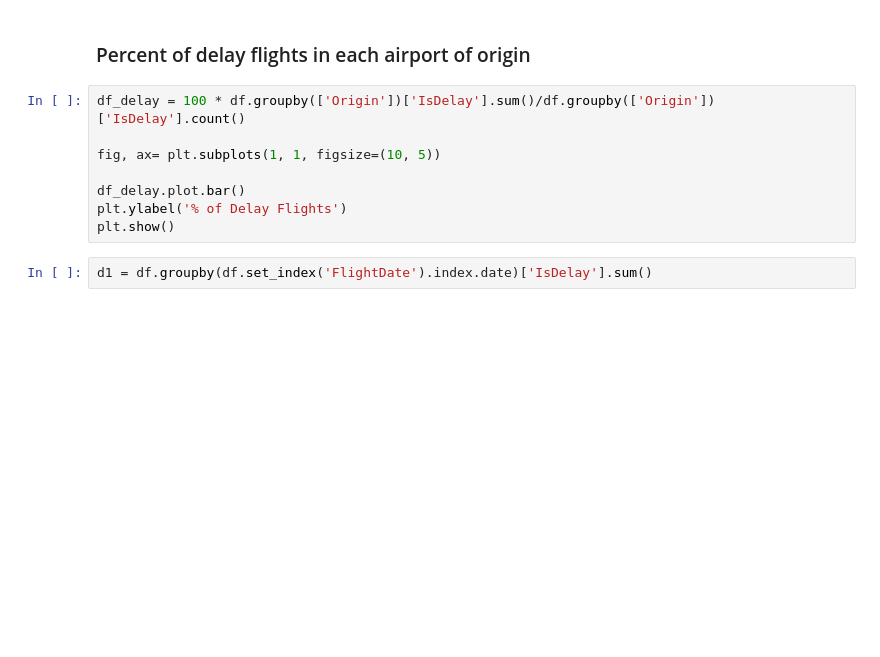
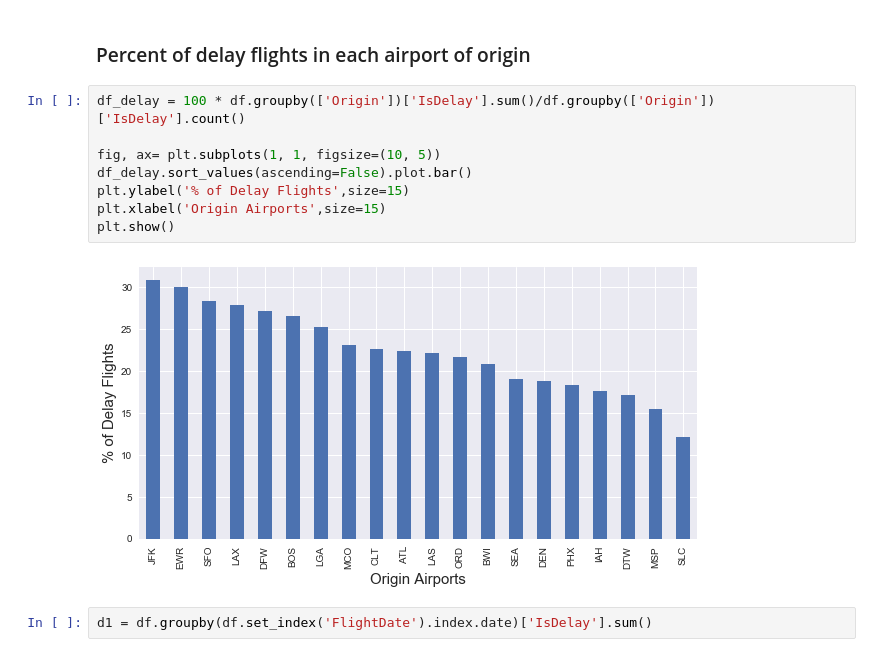
Before and after one commit to cuthlo/springboard, a Jupyter notebook: capstone_project1/EDA/Exploratory_Data_Analysis.ipynb, the cells around one changed output. Saved outputs shown, nothing was run; the diff lists cells and outputs as text; blank space fills up the shorter version.

```diff
--- a/capstone_project1/EDA/Exploratory_Data_Analysis.ipynb
+++ b/capstone_project1/EDA/Exploratory_Data_Analysis.ipynb
@@ -50,11 +89,13 @@ df['FlightDate'] = pd.to_datetime(df['FlightDate'])
 # %%
 df_delay = 100 * df.groupby(['Origin'])['IsDelay'].sum()/df.groupby(['Origin'])['IsDelay'].count()
 
 fig, ax= plt.subplots(1, 1, figsize=(10, 5))
-
-df_delay.plot.bar()
-plt.ylabel('% of Delay Flights')
+df_delay.sort_values(ascending=False).plot.bar()
+plt.ylabel('% of Delay Flights',size=15)
+plt.xlabel('Origin Airports',size=15)
 plt.show()
+# %% [output]
+[figure, added]
 # %%
 d1 = df.groupby(df.set_index('FlightDate').index.date)['IsDelay'].sum()
 # %% [markdown]
```
Also changed, not shown: parts of 11 cells of this notebook.
